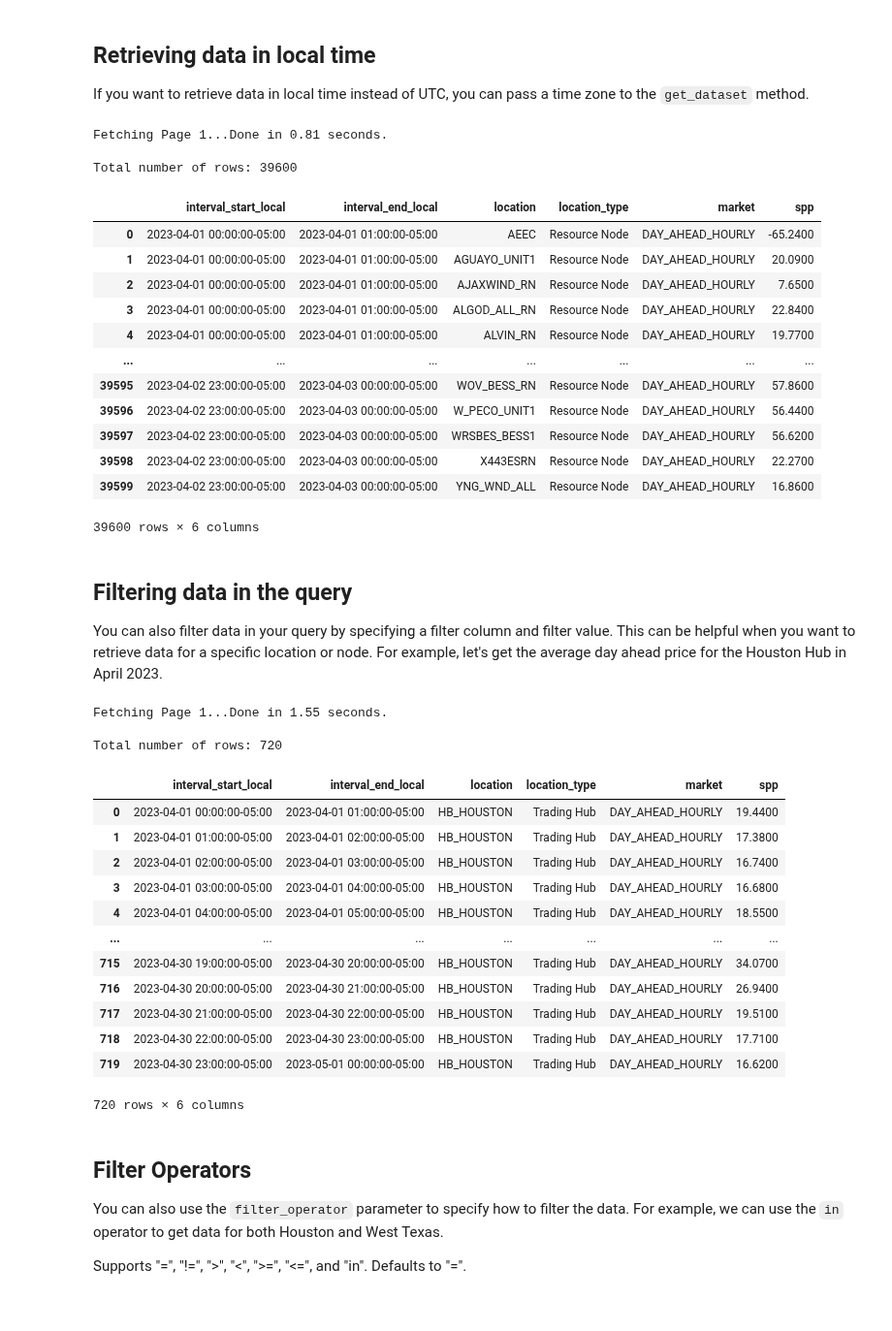
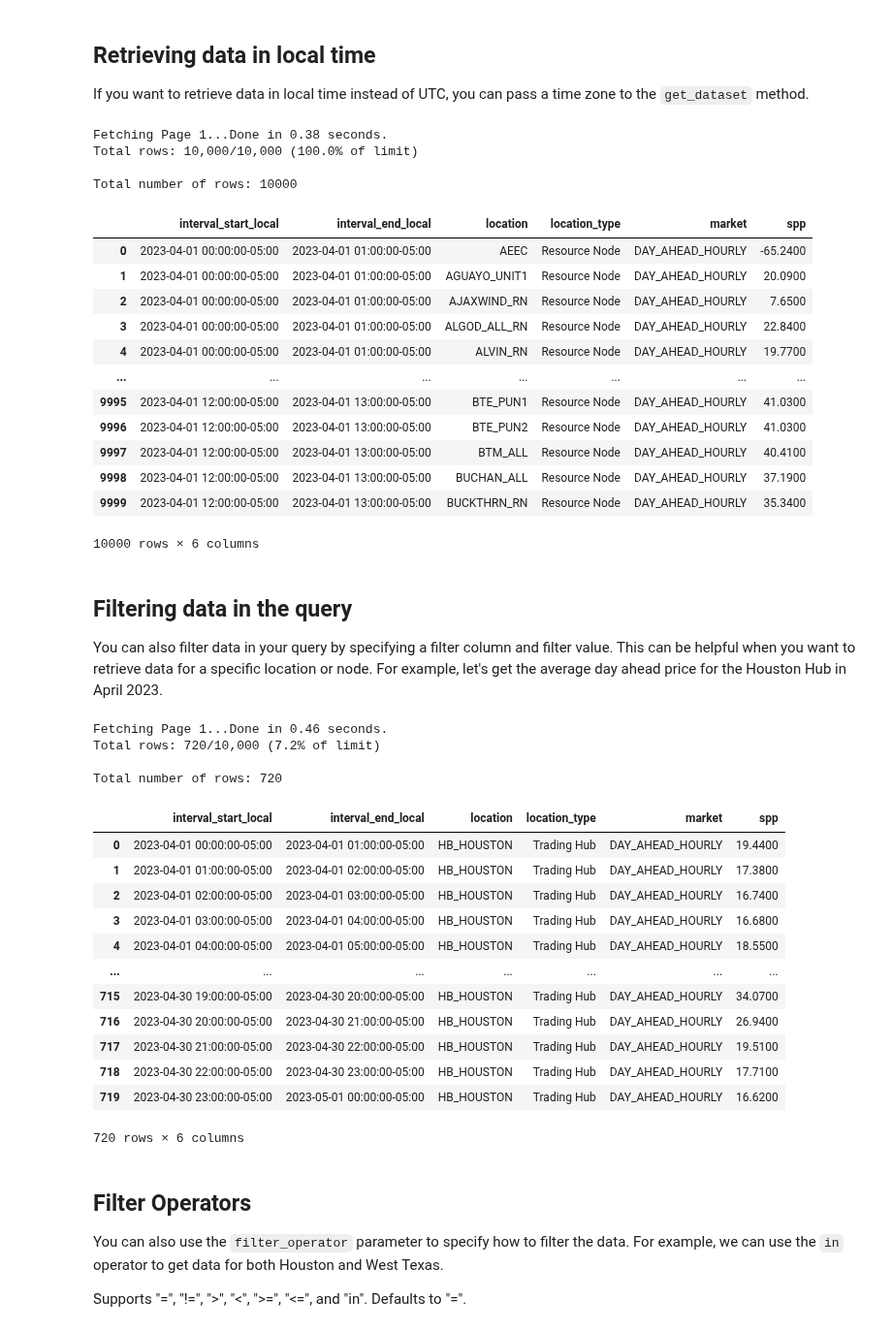
Before and after one commit to gridstatus/gridstatusio, a Jupyter notebook: Examples/Getting Started.ipynb, the cells around one changed output. Shown at 97% size. Cells and saved outputs as stored; diff of their text form; code cells hidden in the pictures.

```diff
--- a/Examples/Getting Started.ipynb
+++ b/Examples/Getting Started.ipynb
@@ -45,0 +59,2 @@ You can retrieve data from a dataset by specifying its ID and the date range. By
+# %%
+QUERY_LIMIT = 10_000
@@ -75,29 +94,31 @@ If you want to retrieve data in local time instead of UTC, you can pass a time z
 # %%
 data_local = client.get_dataset(
     dataset="ercot_spp_day_ahead_hourly",
     start="2023-04-01",
     end="2023-04-03",
     tz="US/Central",
+    limit=QUERY_LIMIT,
 )
 
 data_local
 # %% [output]
-Fetching Page 1...Done in 0.81 seconds.
+Fetching Page 1...Done in 0.38 seconds.
+Total rows: 10,000/10,000 (100.0% of limit)
 
-Total number of rows: 39600
+Total number of rows: 10000
 |  | interval_start_local | interval_end_local | location | location_type | market | spp |
 | 0 | 2023-04-01 00:00:00-05:00 | 2023-04-01 01:00:00-05:00 | AEEC | Resource Node | DAY_AHEAD_HOURLY | -65.2400 |
 | 1 | 2023-04-01 00:00:00-05:00 | 2023-04-01 01:00:00-05:00 | AGUAYO_UNIT1 | Resource Node | DAY_AHEAD_HOURLY | 20.0900 |
 | 2 | 2023-04-01 00:00:00-05:00 | 2023-04-01 01:00:00-05:00 | AJAXWIND_RN | Resource Node | DAY_AHEAD_HOURLY | 7.6500 |
 | 3 | 2023-04-01 00:00:00-05:00 | 2023-04-01 01:00:00-05:00 | ALGOD_ALL_RN | Resource Node | DAY_AHEAD_HOURLY | 22.8400 |
 | 4 | 2023-04-01 00:00:00-05:00 | 2023-04-01 01:00:00-05:00 | ALVIN_RN | Resource Node | DAY_AHEAD_HOURLY | 19.7700 |
 | ... | ... | ... | ... | ... | ... | ... |
-| 39595 | 2023-04-02 23:00:00-05:00 | 2023-04-03 00:00:00-05:00 | WOV_BESS_RN | Resource Node | DAY_AHEAD_HOURLY | 57.8600 |
-| 39596 | 2023-04-02 23:00:00-05:00 | 2023-04-03 00:00:00-05:00 | W_PECO_UNIT1 | Resource Node | DAY_AHEAD_HOURLY | 56.4400 |
-| 39597 | 2023-04-02 23:00:00-05:00 | 2023-04-03 00:00:00-05:00 | WRSBES_BESS1 | Resource Node | DAY_AHEAD_HOURLY | 56.6200 |
-| 39598 | 2023-04-02 23:00:00-05:00 | 2023-04-03 00:00:00-05:00 | X443ESRN | Resource Node | DAY_AHEAD_HOURLY | 22.2700 |
-| 39599 | 2023-04-02 23:00:00-05:00 | 2023-04-03 00:00:00-05:00 | YNG_WND_ALL | Resource Node | DAY_AHEAD_HOURLY | 16.8600 |
+| 9995 | 2023-04-01 12:00:00-05:00 | 2023-04-01 13:00:00-05:00 | BTE_PUN1 | Resource Node | DAY_AHEAD_HOURLY | 41.0300 |
+| 9996 | 2023-04-01 12:00:00-05:00 | 2023-04-01 13:00:00-05:00 | BTE_PUN2 | Resource Node | DAY_AHEAD_HOURLY | 41.0300 |
+| 9997 | 2023-04-01 12:00:00-05:00 | 2023-04-01 13:00:00-05:00 | BTM_ALL | Resource Node | DAY_AHEAD_HOURLY | 40.4100 |
+| 9998 | 2023-04-01 12:00:00-05:00 | 2023-04-01 13:00:00-05:00 | BUCHAN_ALL | Resource Node | DAY_AHEAD_HOURLY | 37.1900 |
+| 9999 | 2023-04-01 12:00:00-05:00 | 2023-04-01 13:00:00-05:00 | BUCKTHRN_RN | Resource Node | DAY_AHEAD_HOURLY | 35.3400 |
-39600 rows × 6 columns
+10000 rows × 6 columns
 # %% [markdown]
 ## Filtering data in the query
 
@@ -110,11 +131,13 @@ data_houston_apr = client.get_dataset(
     filter_column="location",
     filter_value="HB_HOUSTON",
     tz="US/Central",
+    limit=QUERY_LIMIT,
 )
 
 data_houston_apr
 # %% [output]
-Fetching Page 1...Done in 1.55 seconds.
+Fetching Page 1...Done in 0.46 seconds.
+Total rows: 720/10,000 (7.2% of limit)
 
 Total number of rows: 720
 |  | interval_start_local | interval_end_local | location | location_type | market | spp |
```
Also changed, not shown: parts of 10 cells of this notebook, 4 other files.
